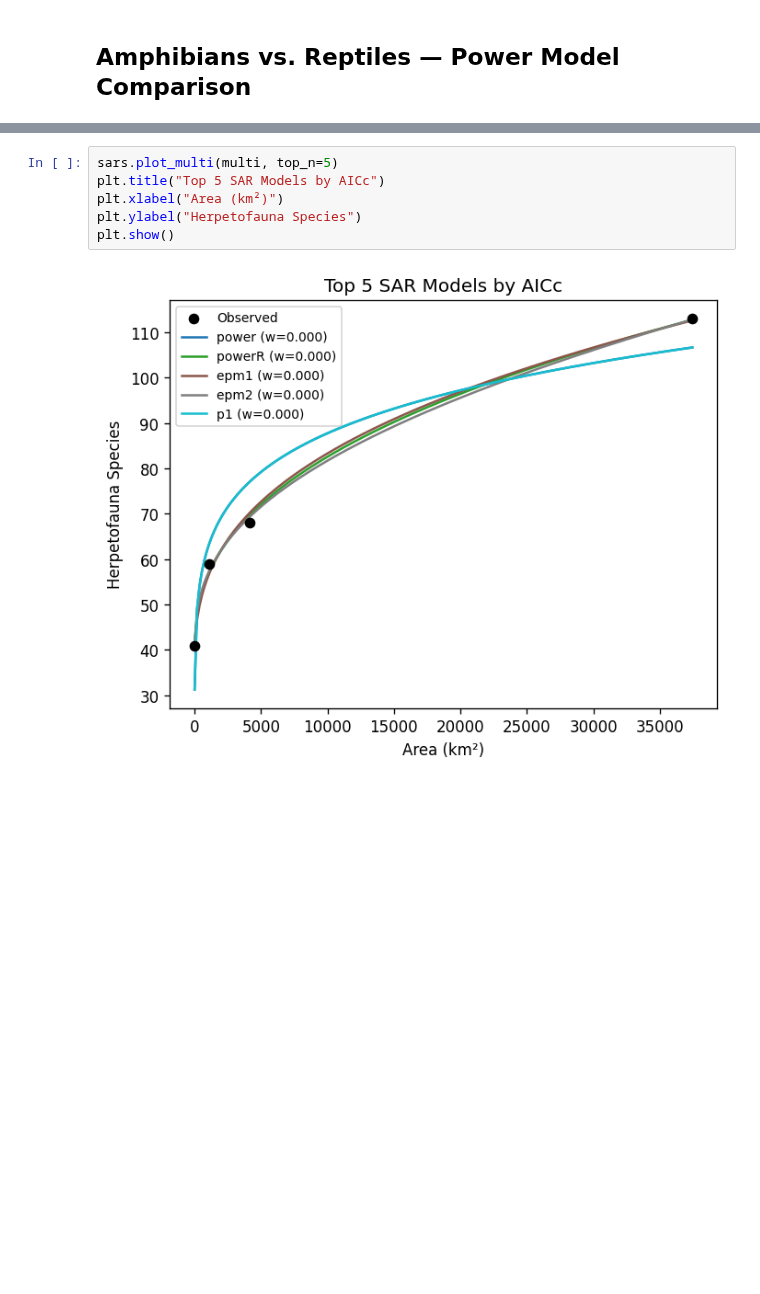
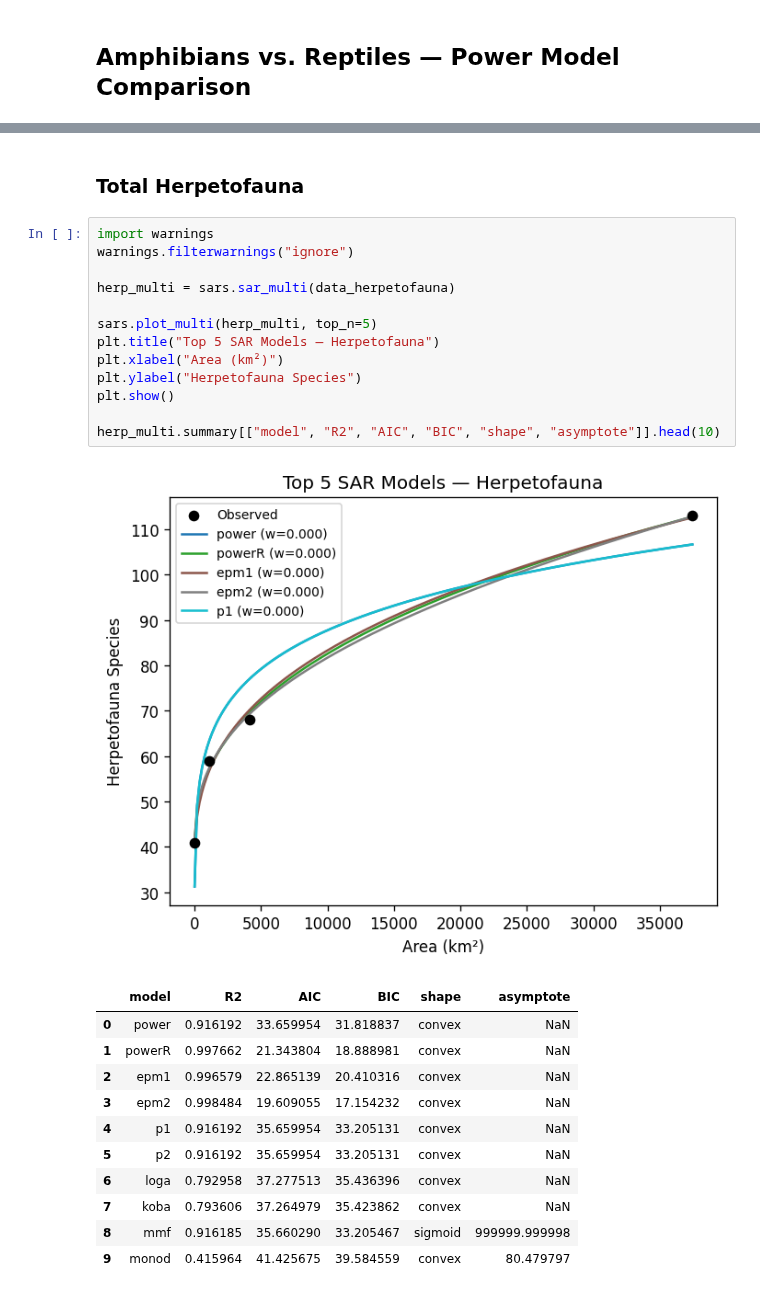
Before and after one commit to jmcmeen/etn-sar, a Jupyter notebook: analysis_updates.ipynb, the cells around one changed output, grey strips where cells are left out. Saved outputs shown, nothing was run; the diff lists cells and outputs as text; blank space fills up the shorter version.

```diff
--- a/analysis_updates.ipynb
+++ b/analysis_updates.ipynb
@@ -211,8 +214,28 @@ MultiSARFit(20 models, best='power')
+# %% [markdown]
+### Total Herpetofauna
 # %%
-sars.plot_multi(multi, top_n=5)
-plt.title("Top 5 SAR Models by AICc")
+import warnings
+warnings.filterwarnings("ignore")
+
+herp_multi = sars.sar_multi(data_herpetofauna)
+
+sars.plot_multi(herp_multi, top_n=5)
+plt.title("Top 5 SAR Models — Herpetofauna")
 plt.xlabel("Area (km²)")
 plt.ylabel("Herpetofauna Species")
 plt.show()
+
+herp_multi.summary[["model", "R2", "AIC", "BIC", "shape", "asymptote"]].head(10)
 # %% [output]
-[figure, old version]
+[figure, new version]
+|  | model | R2 | AIC | BIC | shape | asymptote |
+| 0 | power | 0.916192 | 33.659954 | 31.818837 | convex | NaN |
+| 1 | powerR | 0.997662 | 21.343804 | 18.888981 | convex | NaN |
+| 2 | epm1 | 0.996579 | 22.865139 | 20.410316 | convex | NaN |
+| 3 | epm2 | 0.998484 | 19.609055 | 17.154232 | convex | NaN |
+| 4 | p1 | 0.916192 | 35.659954 | 33.205131 | convex | NaN |
+| 5 | p2 | 0.916192 | 35.659954 | 33.205131 | convex | NaN |
+| 6 | loga | 0.792958 | 37.277513 | 35.436396 | convex | NaN |
+| 7 | koba | 0.793606 | 37.264979 | 35.423862 | convex | NaN |
+| 8 | mmf | 0.916185 | 35.660290 | 33.205467 | sigmoid | 999999.999998 |
+| 9 | monod | 0.415964 | 41.425675 | 39.584559 | convex | 80.479797 |
```
Also changed, not shown: parts of 42 cells of this notebook.
